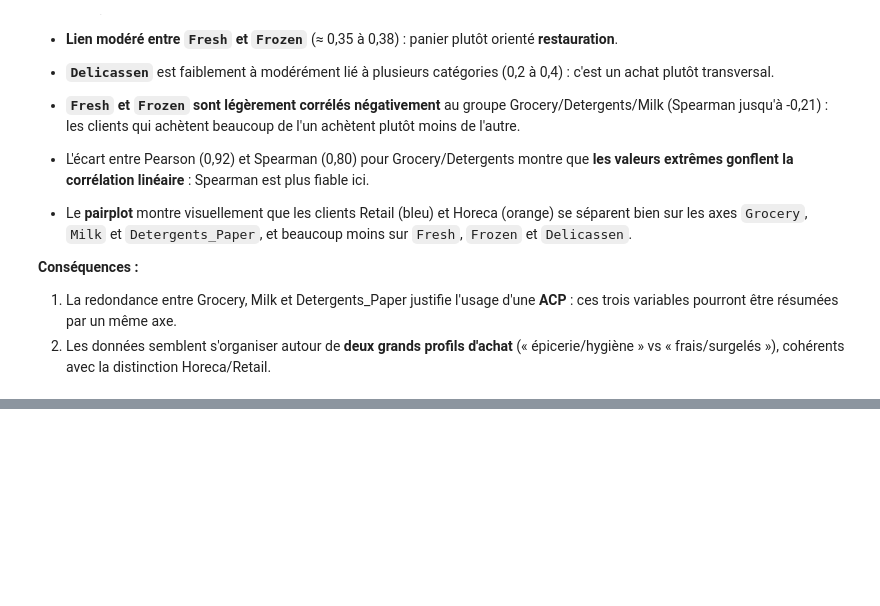
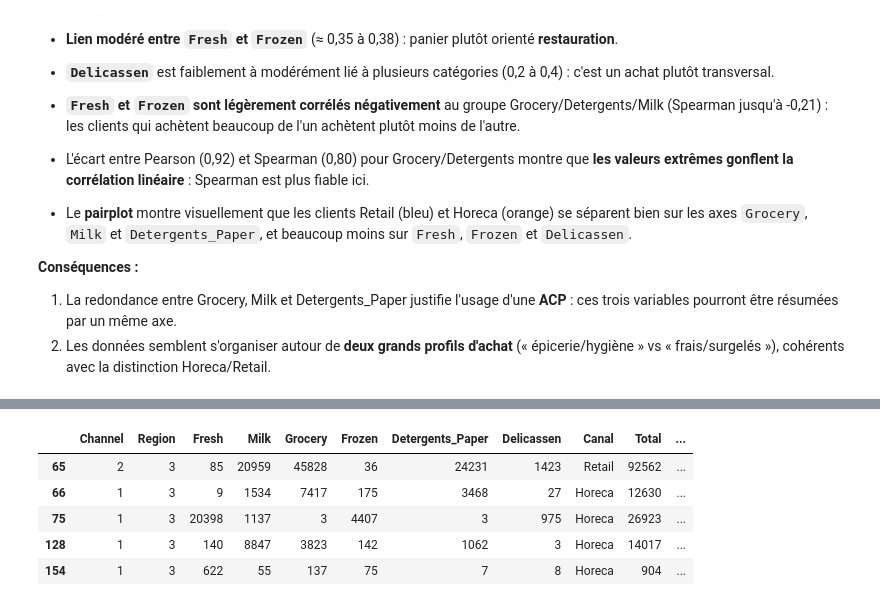
Before and after one commit to rokhayacoumbadiouf-bit/Segmentation_Client_ML, a Jupyter notebook: P1IA_ODC/projet_machine_learning/segmentaion_client.ipynb, the cells around one changed output, grey strips where cells are left out. Saved outputs shown, nothing was run; the diff lists cells and outputs as text; code cells hidden in the pictures; blank space fills up the shorter version.

```diff
--- a/P1IA_ODC/projet_machine_learning/segmentaion_client.ipynb
+++ b/P1IA_ODC/projet_machine_learning/segmentaion_client.ipynb
@@ -569,0 +747,15 @@ plt.show()
+# %%
+# Clients atypiques sur plusieurs variables en échelle log
+atypiques = df[nb_outliers_log >= 2].copy()
+atypiques["Canal"] = atypiques["Channel"].map(channel_map)
+atypiques["Total"] = df_total[atypiques.index]
+atypiques["Variables concernées"] = outliers_log_mask.loc[atypiques.index].apply(
+    lambda row: ", ".join(row.index[row]), axis=1)
+atypiques
+# %% [output]
+|  | Channel | Region | Fresh | Milk | Grocery | Frozen | Detergents_Paper | Delicassen | Canal | Total | ... |
+| 65 | 2 | 3 | 85 | 20959 | 45828 | 36 | 24231 | 1423 | Retail | 92562 | ... |
+| 66 | 1 | 3 | 9 | 1534 | 7417 | 175 | 3468 | 27 | Horeca | 12630 | ... |
+| 75 | 1 | 3 | 20398 | 1137 | 3 | 4407 | 3 | 975 | Horeca | 26923 | ... |
+| 128 | 1 | 3 | 140 | 8847 | 3823 | 142 | 1062 | 3 | Horeca | 14017 | ... |
+| 154 | 1 | 3 | 622 | 55 | 137 | 75 | 7 | 8 | Horeca | 904 | ... |
```
Also changed, not shown: parts of 14 cells of this notebook.
